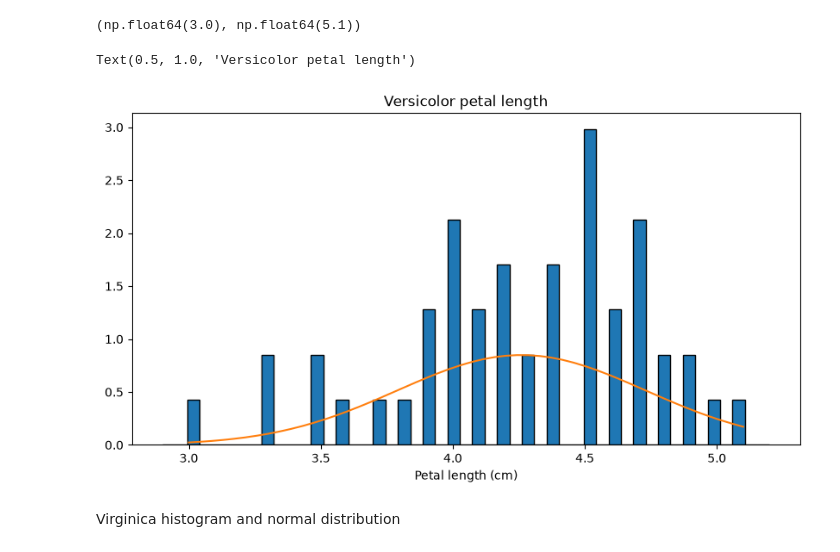
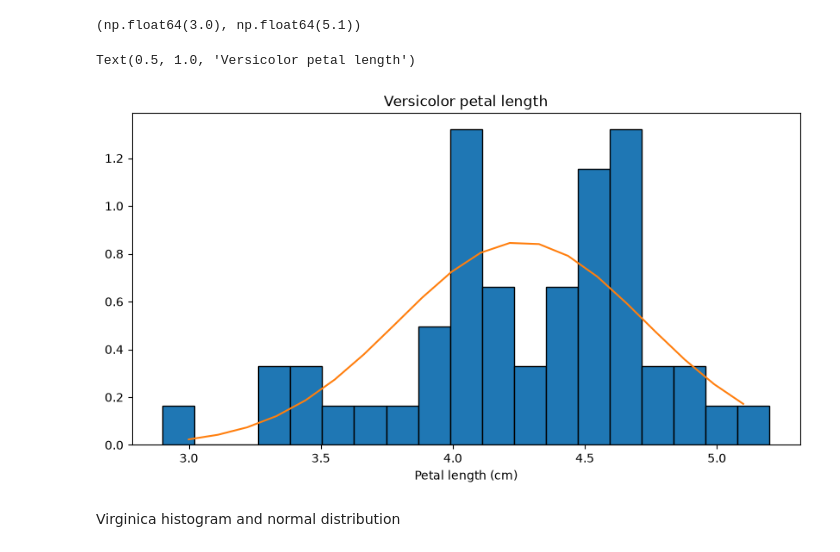
Before and after one commit to vanelyraa/applied-statistics, a Jupyter notebook: problems.ipynb, the cells around one changed output. Drawn from its saved outputs; the diff is of its cells as text; code cells hidden in the pictures.

Commit message:
P1 Refining plots, references, fixing comments

```diff
--- a/problems.ipynb
+++ b/problems.ipynb
@@ -128,26 +130,27 @@ versicolor_petal_min, versicolor_petal_max
 # %%
 # Calculating mean and standard deviation
 versicolor_petal_mean = versicolor_petal.mean()
 versicolor_petal_std = versicolor_petal.std()
 
 # Create histogram.
 fig, ax = plt.subplots(figsize=(10, 5))
 
-# Setosa histogram
-ax.hist(versicolor_petal, edgecolor="black", density=True, bins=np.linspace(2.9, 5.2, 50))
+# Versicolor histogram
+ax.hist(versicolor_petal, edgecolor="black", density=True, bins=np.linspace(2.9, 5.2, 20))
 
 # Normal distribution x values
-x = np.linspace(versicolor_petal.min(), versicolor_petal.max(), 50)
+x = np.linspace(versicolor_petal.min(), versicolor_petal.max(), 20)
 
 # Plot the normal distribution
 ax.plot(x, stats.norm.pdf(x, versicolor_petal_mean, versicolor_petal_std))
 
 # Plot labels
 ax.set_xlabel("Petal length (cm)")
+ax.set_ylabel("Density")
 ax.set_title("Versicolor petal length")
 # %% [output]
 Text(0.5, 1.0, 'Versicolor petal length')
-[figure, old version]
+[figure, new version]
 # %% [markdown]
 Virginica histogram and normal distribution
 # %%
```
Also changed, not shown: parts of 4 cells of this notebook.
